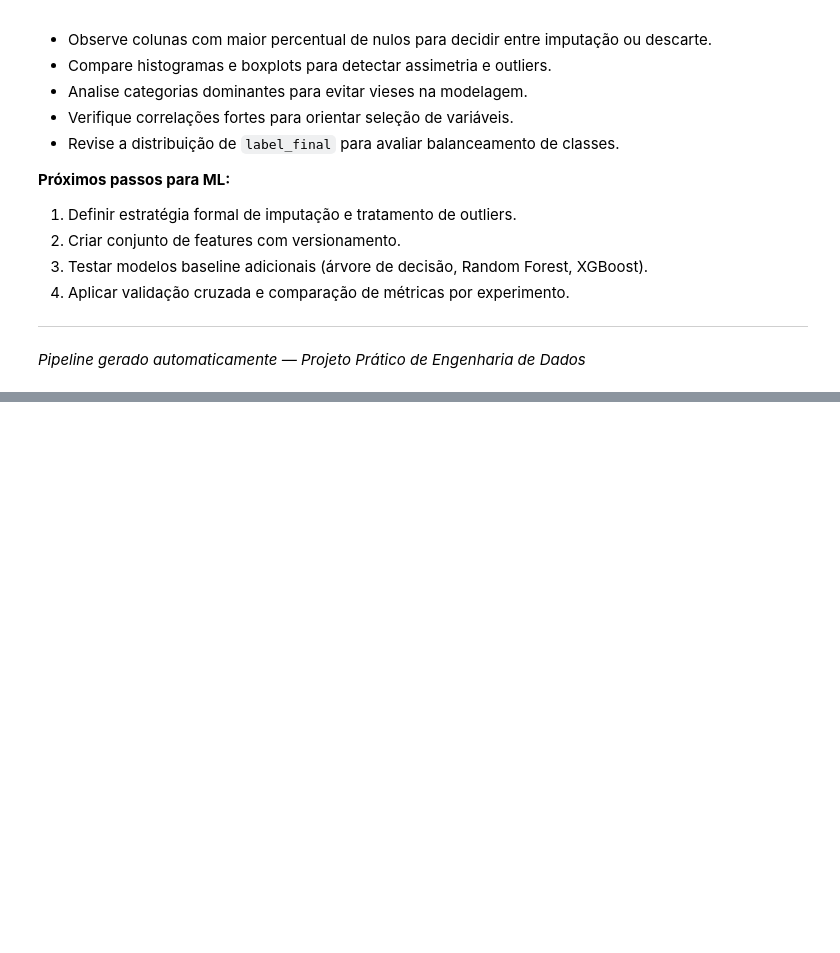
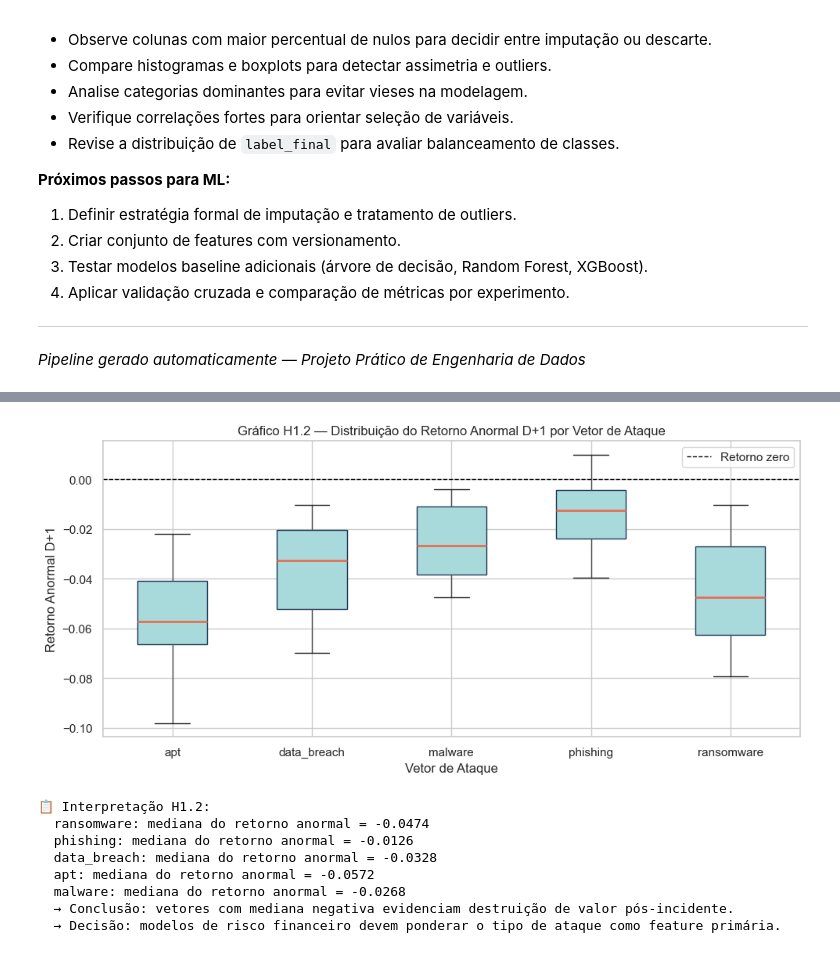
Before and after one commit to RafaelFerreira18/pipeline-financial-bronze-silver, a Jupyter notebook: pipeline_principal.ipynb, the cells around one changed output, grey strips where cells are left out. Saved outputs shown, nothing was run; the diff lists cells and outputs as text; code cells hidden in the pictures; blank space fills up the shorter version.

```diff
--- a/pipeline_principal.ipynb
+++ b/pipeline_principal.ipynb
@@ -1311,0 +1504,53 @@ print(f"  - Gráficos   : {len(generated_plots)}")
+# %%
+
+# ── H1 — Gráfico 5.2: Distribuição de retorno anormal (D+1) por vetor ─────────
+_has_abr = "abnormal_return_1d" in df_hyp.columns and df_hyp["abnormal_return_1d"].notna().sum() > 20
+if _has_abr:
+    _top_vectors = df_hyp["attack_vector_primary"].value_counts().head(5).index.tolist()
+    _df_box = df_hyp[df_hyp["attack_vector_primary"].isin(_top_vectors)].copy()
+
+    fig, ax = plt.subplots(figsize=(10, 5))
+    _df_box.boxplot(
+        column="abnormal_return_1d", by="attack_vector_primary",
+        ax=ax, notch=False, patch_artist=True,
+        boxprops=dict(facecolor="#A8DADC", color="#1D3557"),
+        medianprops=dict(color="#E76F51", linewidth=2),
+        flierprops=dict(marker="o", markersize=3, alpha=0.5, color="#888"),
+    )
+    ax.axhline(0, color="black", linestyle="--", linewidth=1, label="Retorno zero")
+    ax.set_title("Gráfico H1.2 — Distribuição do Retorno Anormal D+1 por Vetor de Ataque", fontsize=12)
+    ax.set_xlabel("Vetor de Ataque")
+    ax.set_ylabel("Retorno Anormal D+1")
+    plt.suptitle("")
+    ax.legend()
+    plt.tight_layout()
+    plt.savefig(_eda_dir / "h1_retorno_por_vetor_boxplot.png", dpi=140)
+    plt.show()
+
+    print("\n📋 Interpretação H1.2:")
+    for v in _top_vectors:
+        med = _df_box.loc[_df_box["attack_vector_primary"] == v, "abnormal_return_1d"].median()
+        print(f"  {v}: mediana do retorno anormal = {med:.4f}")
+    print("  → Conclusão: vetores com mediana negativa evidenciam destruição de valor pós-incidente.")
+    print("  → Decisão: modelos de risco financeiro devem ponderar o tipo de ataque como feature primária.")
+else:
+    print("Coluna 'abnormal_return_1d' insuficiente para boxplot. Gerando análise alternativa de outliers.")
+    fig, axes = plt.subplots(1, 2, figsize=(12, 4))
+    _num_check = "quality_score"
+    df_hyp[_num_check].dropna().plot(kind="hist", bins=30, ax=axes[0], color="#1D3557", edgecolor="white")
+    axes[0].set_title(f"Distribuição: {_num_check}")
+    sns.boxplot(x=df_hyp[_num_check], ax=axes[1], color="#A8DADC")
+    axes[1].set_title(f"Outliers: {_num_check}")
+    plt.tight_layout()
+    plt.savefig(_eda_dir / "h1_outlier_check.png", dpi=140)
+    plt.show()
+# %% [output]
+[figure, added]
+📋 Interpretação H1.2:
+  ransomware: mediana do retorno anormal = -0.0474
+  phishing: mediana do retorno anormal = -0.0126
+  data_breach: mediana do retorno anormal = -0.0328
+  apt: mediana do retorno anormal = -0.0572
+  malware: mediana do retorno anormal = -0.0268
+  → Conclusão: vetores com mediana negativa evidenciam destruição de valor pós-incidente.
+  → Decisão: modelos de risco financeiro devem ponderar o tipo de ataque como feature primária.
```
Also changed, not shown: parts of 37 cells of this notebook, 5 other files.
